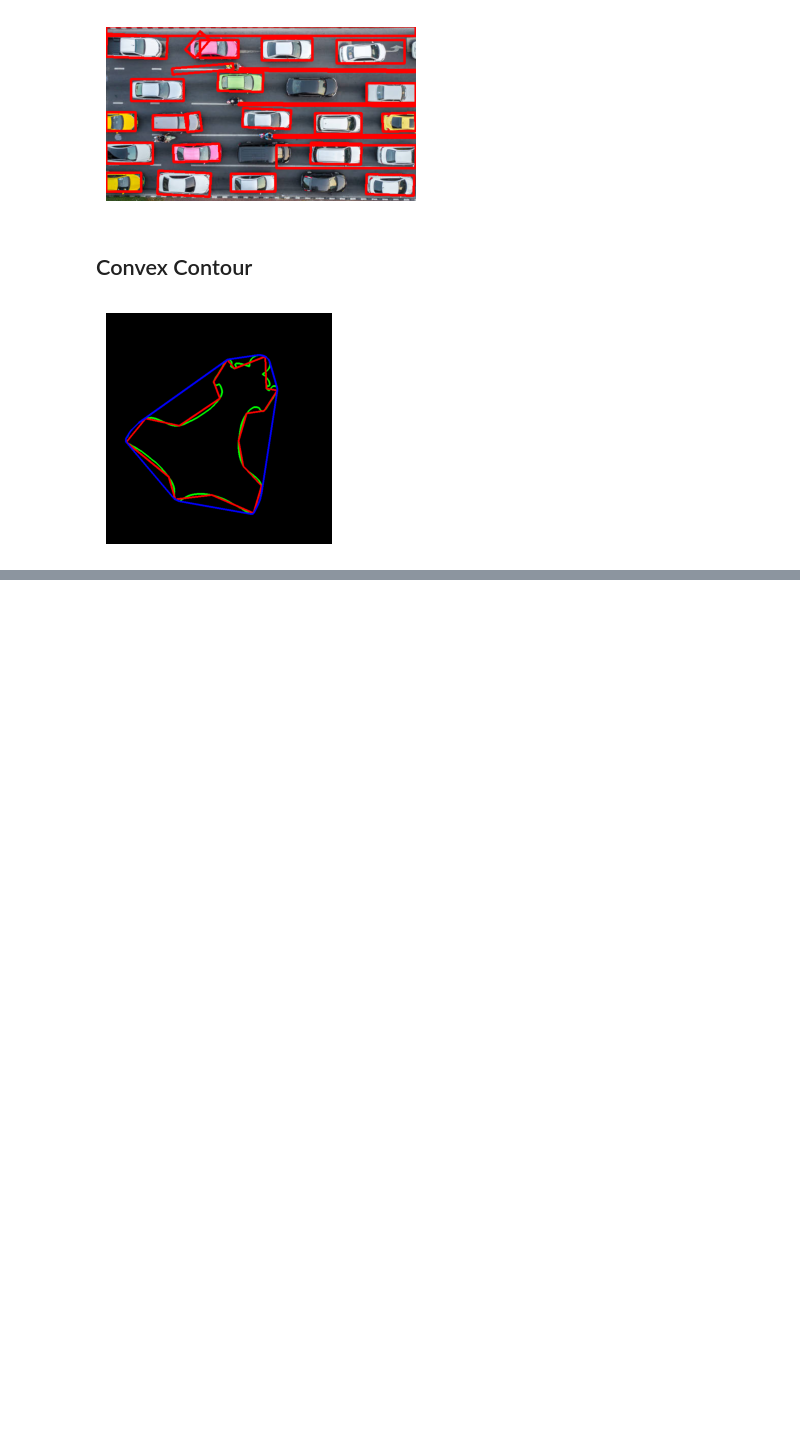
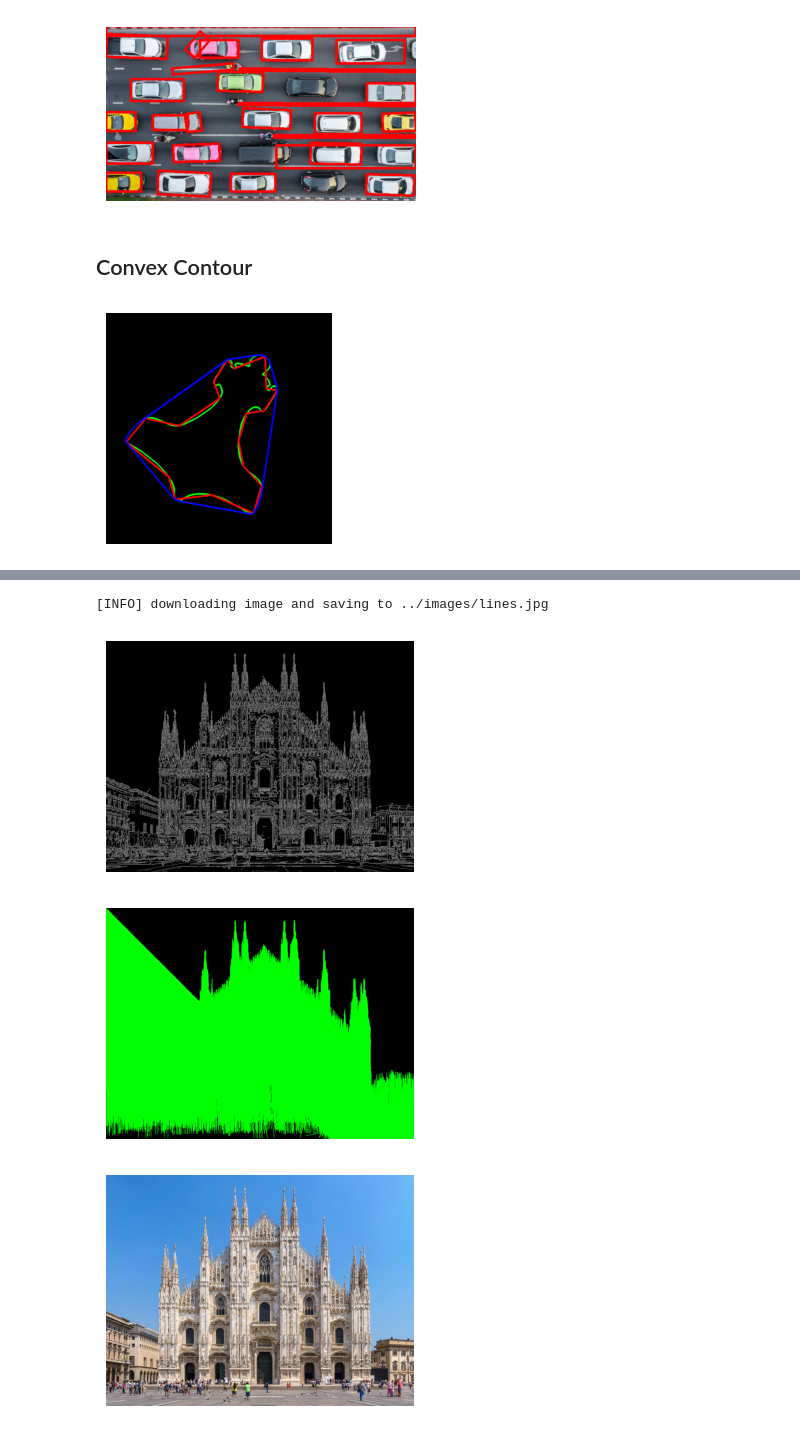
Before and after one commit to Lashi0812/OpenCV, a Jupyter notebook: notebooks/01_processing_image.ipynb, the cells around one changed output, grey strips where cells are left out. Saved outputs shown, nothing was run; the diff lists cells and outputs as text; code cells hidden in the pictures; blank space fills up the shorter version.

Commit message:
detecting lines

```diff
--- a/notebooks/01_processing_image.ipynb
+++ b/notebooks/01_processing_image.ipynb
@@ -469,0 +494,33 @@ plot_img(black)
+# %%
+download_image("https://cdn2.veltra.com/ptr/20200408035938_105619108_2445_0.jpg","lines")
+# %% [output]
+[INFO] downloading image and saving to ../images/lines.jpg
+# %%
+def detect_lines(filepath):
+    # read the image
+    img = cv2.imread(filepath)
+    # convert to gray image
+    gray_img = cv2.cvtColor(img,cv2.COLOR_BGR2GRAY)
+    # find the edge using Canny
+    edges = cv2.Canny(image=gray_img,threshold1=100,threshold2=200)
+    plot_img(edges)
+    min_line_length , min_line_gap = 5,5
+
+    # use the hough line P
+    lines = cv2.HoughLinesP(image=edges,rho=1,theta=np.pi/180.0,threshold=20,lines=20,
+                minLineLength=min_line_length,
+                    maxLineGap=min_line_gap)
+
+    black = np.zeros_like(img)
+    for x1,y1,x2,y2 in lines.squeeze():
+        cv2.line(black,(x1,x2),(x2,y2),
+                color=(0,255,0),thickness=2)
+
+    plot_img(black)
+    plot_img(img)
+# %%
+detect_lines("../images/lines.jpg")
+# %% [output]
+[figure, added]
+[figure, added]
+[figure, added]
```
Also changed, not shown: parts of 10 cells of this notebook.
